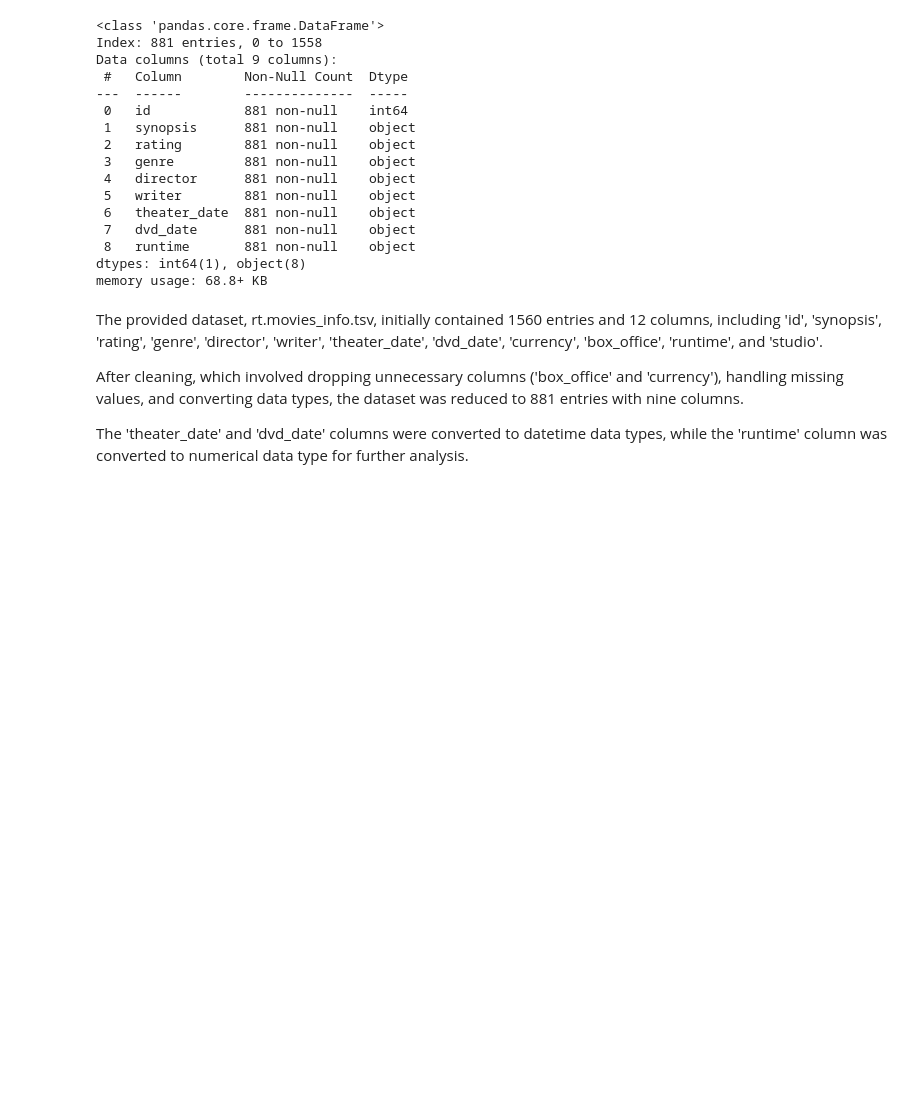
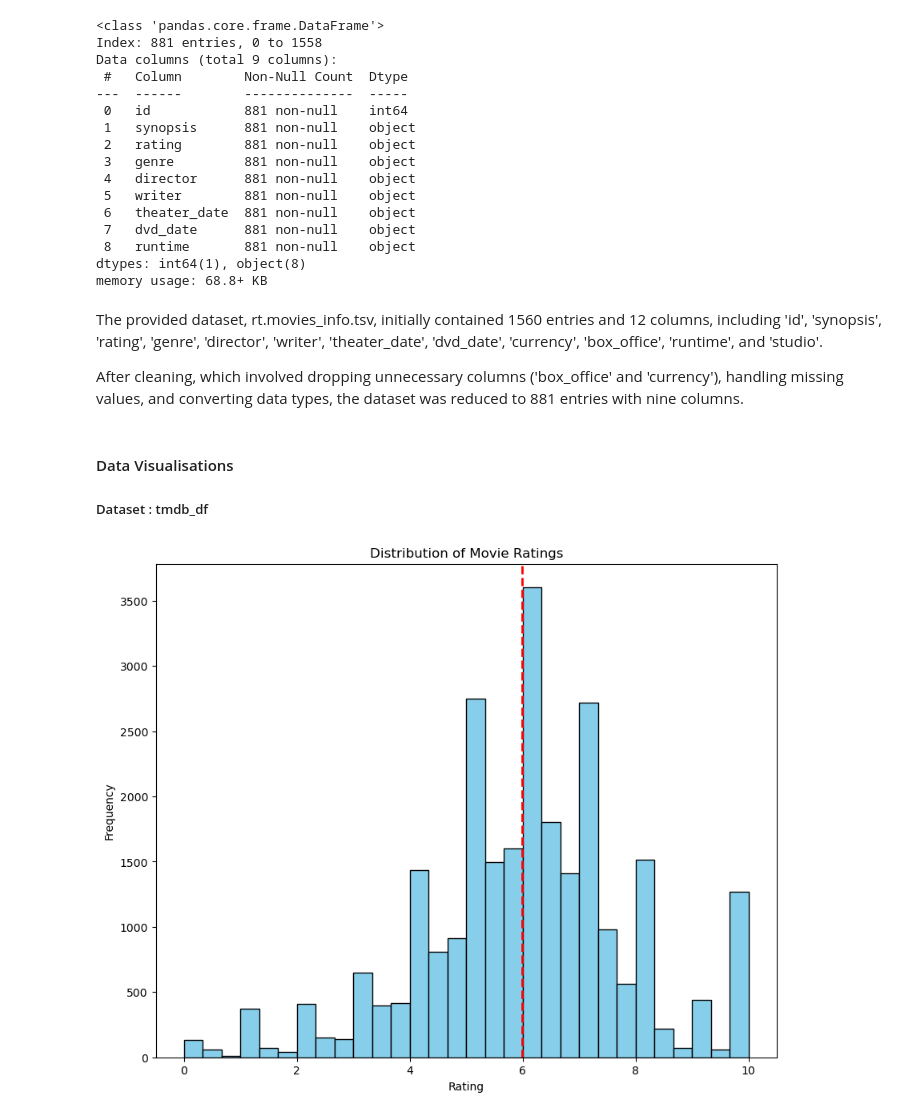
Before and after one commit to whareverr/dsc-phase-1-project-v2-4, a Jupyter notebook: student.ipynb, the cells around one changed output. Cells and saved outputs as stored; diff of their text form; code cells hidden in the pictures; blank space fills up the shorter version.

```diff
--- a/student.ipynb
+++ b/student.ipynb
@@ -343,5 +378,17 @@ memory usage: 68.8+ KB
 The provided dataset, rt.movies_info.tsv, initially contained 1560 entries and 12 columns, including 'id', 'synopsis', 'rating', 'genre', 'director', 'writer', 'theater_date', 'dvd_date', 'currency', 'box_office', 'runtime', and 'studio'.
 
 After cleaning, which involved dropping unnecessary columns ('box_office' and 'currency'), handling missing values, and converting data types, the dataset was reduced to 881 entries with nine columns.
-
-The 'theater_date' and 'dvd_date' columns were converted to datetime data types, while the 'runtime' column was converted to numerical data type for further analysis.
+# %% [markdown]
+#### Data Visualisations
+
+##### Dataset : tmdb_df
+# %%
+plt.figure(figsize=(10, 8))
+plt.hist(x=tmdb_df['vote_average'], bins=30, edgecolor = 'black', color = 'skyblue')
+plt.axvline(x=tmdb_df['vote_average'].mean(), color='red', linestyle='dashed', linewidth=2)
+plt.title('Distribution of Movie Ratings')
+plt.xlabel('Rating')
+plt.ylabel('Frequency')
+plt.show()
+# %% [output]
+[figure, added]
```
Also changed, not shown: parts of 13 cells of this notebook.
